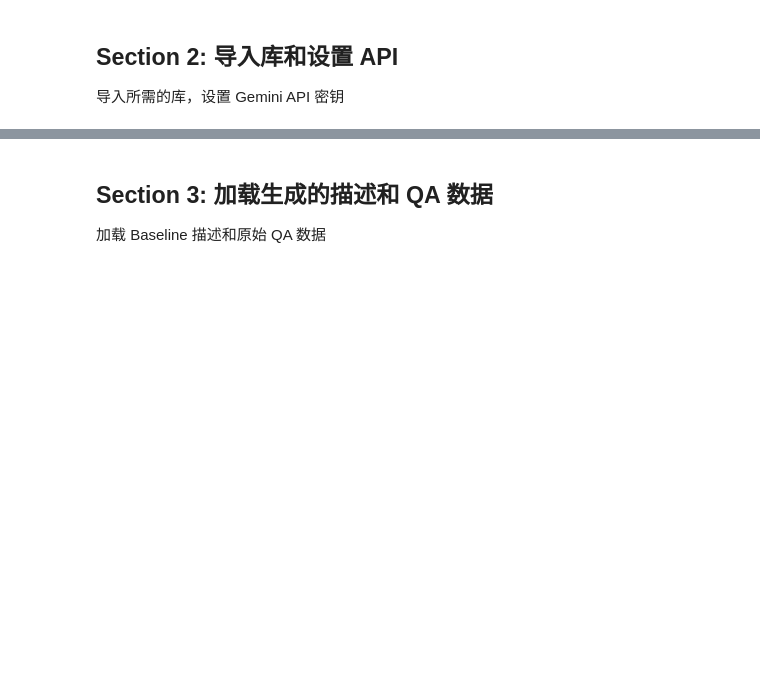
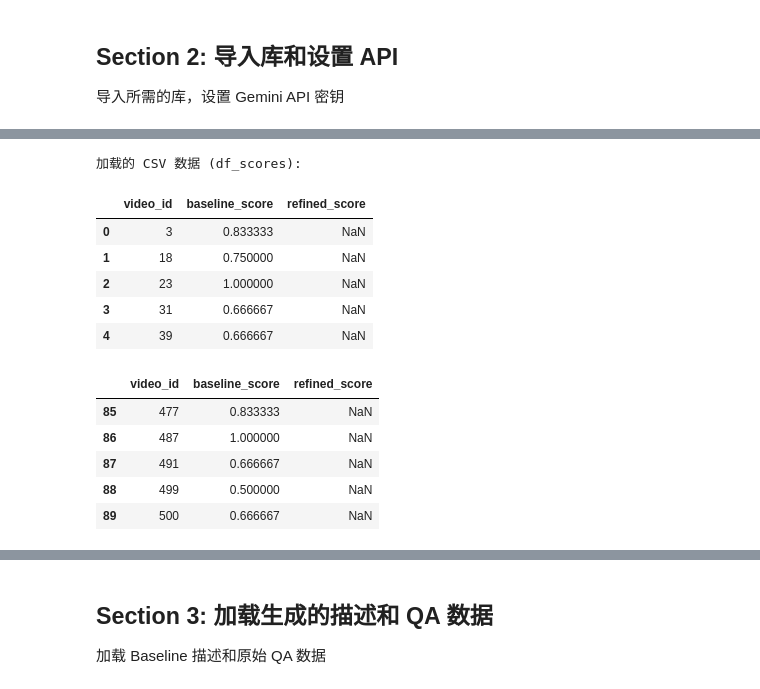
Before and after one commit to coding4better/CCD_VQA, a Jupyter notebook: VRU/src/description_check/exp2_consistency_check.ipynb, the cells around one changed output, grey strips where cells are left out. Saved outputs shown, nothing was run; the diff lists cells and outputs as text; code cells hidden in the pictures; blank space fills up the shorter version.

```diff
--- a/VRU/src/description_check/exp2_consistency_check.ipynb
+++ b/VRU/src/description_check/exp2_consistency_check.ipynb
@@ -78,0 +76,18 @@ https://github.com/google-gemini/deprecated-generative-ai-python/blob/main/READM
+# %%
+print("加载的 CSV 数据 (df_scores):")
+display(df_scores.head())
+display(df_scores.tail())
+# %% [output]
+加载的 CSV 数据 (df_scores):
+|  | video_id | baseline_score | refined_score |
+| 0 | 3 | 0.833333 | NaN |
+| 1 | 18 | 0.750000 | NaN |
+| 2 | 23 | 1.000000 | NaN |
+| 3 | 31 | 0.666667 | NaN |
+| 4 | 39 | 0.666667 | NaN |
+|  | video_id | baseline_score | refined_score |
+| 85 | 477 | 0.833333 | NaN |
+| 86 | 487 | 1.000000 | NaN |
+| 87 | 491 | 0.666667 | NaN |
+| 88 | 499 | 0.500000 | NaN |
+| 89 | 500 | 0.666667 | NaN |
```
Also changed, not shown: parts of 15 cells of this notebook, 1 other file.
